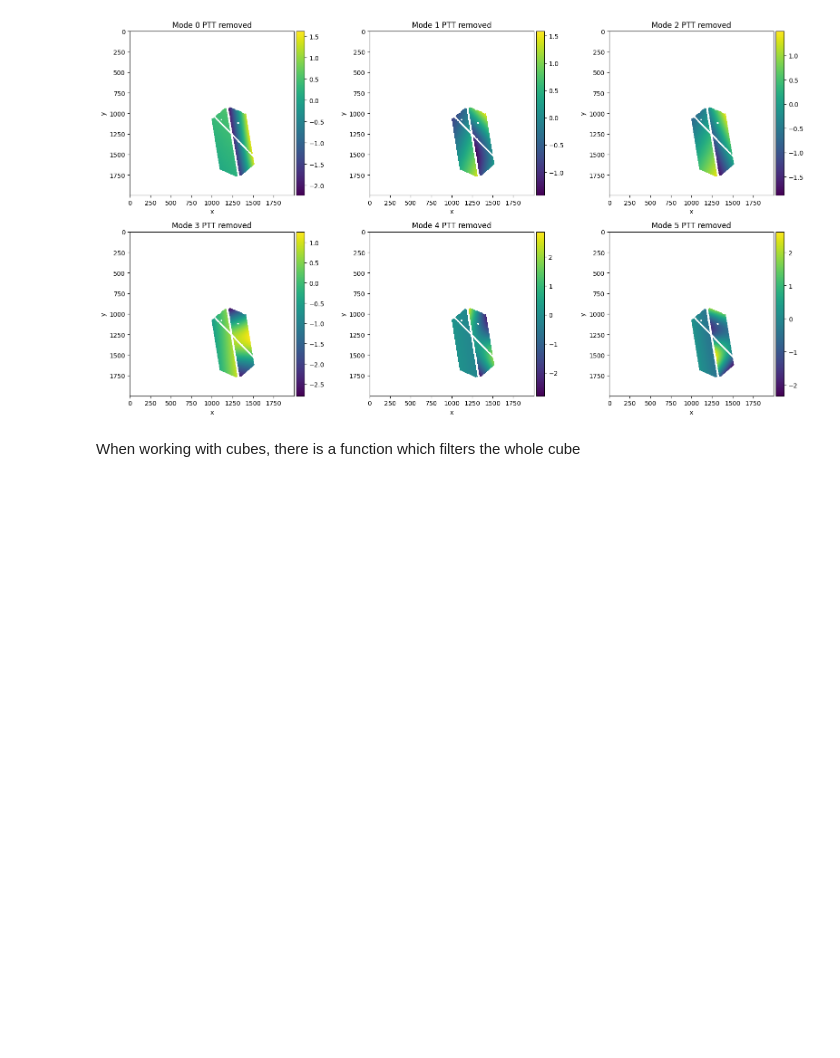
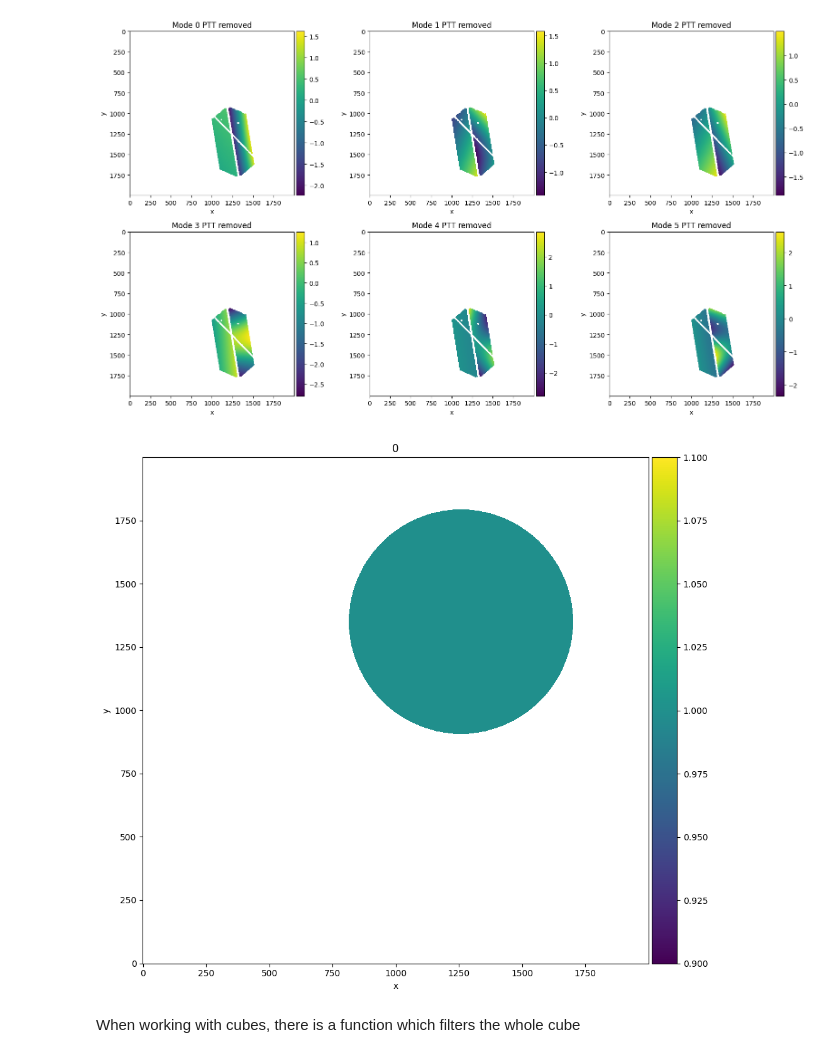
Before and after one commit to pietroferraiuolo/labott, a Jupyter notebook: opt-tutorial.ipynb, the cells around one changed output. Drawn from its saved outputs; the diff is of its cells as text; code cells hidden in the pictures; blank space fills up the shorter version.

```diff
--- a/opt-tutorial.ipynb
+++ b/opt-tutorial.ipynb
@@ -386,6 +392,12 @@ for i in range(6):
 superimshow(fitted_images, origin='upper', titles=['Mode '+str(i)+' PTT removed' for i in range(6)])
 # %% [output]
 [figure]
+# %%
+zfitter = zern.ZernikeFitter(~cube[:,:,0].mask)
+# %%
+superimshow([zfitter.auxmask])
+# %% [output]
+[figure, added]
 # %% [markdown]
 When working with cubes, there is a function which filters the whole cube
 # %%
```
Also changed, not shown: parts of 22 cells of this notebook.
